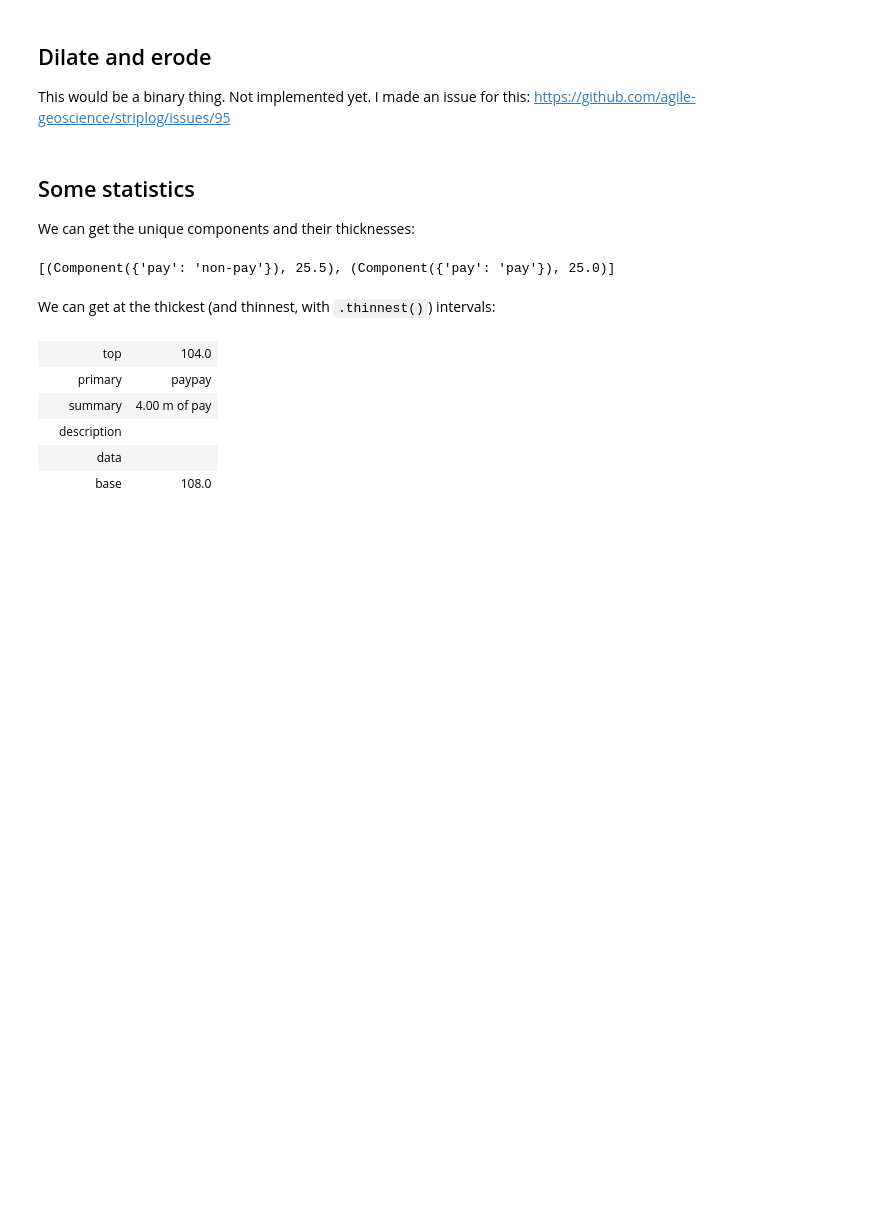
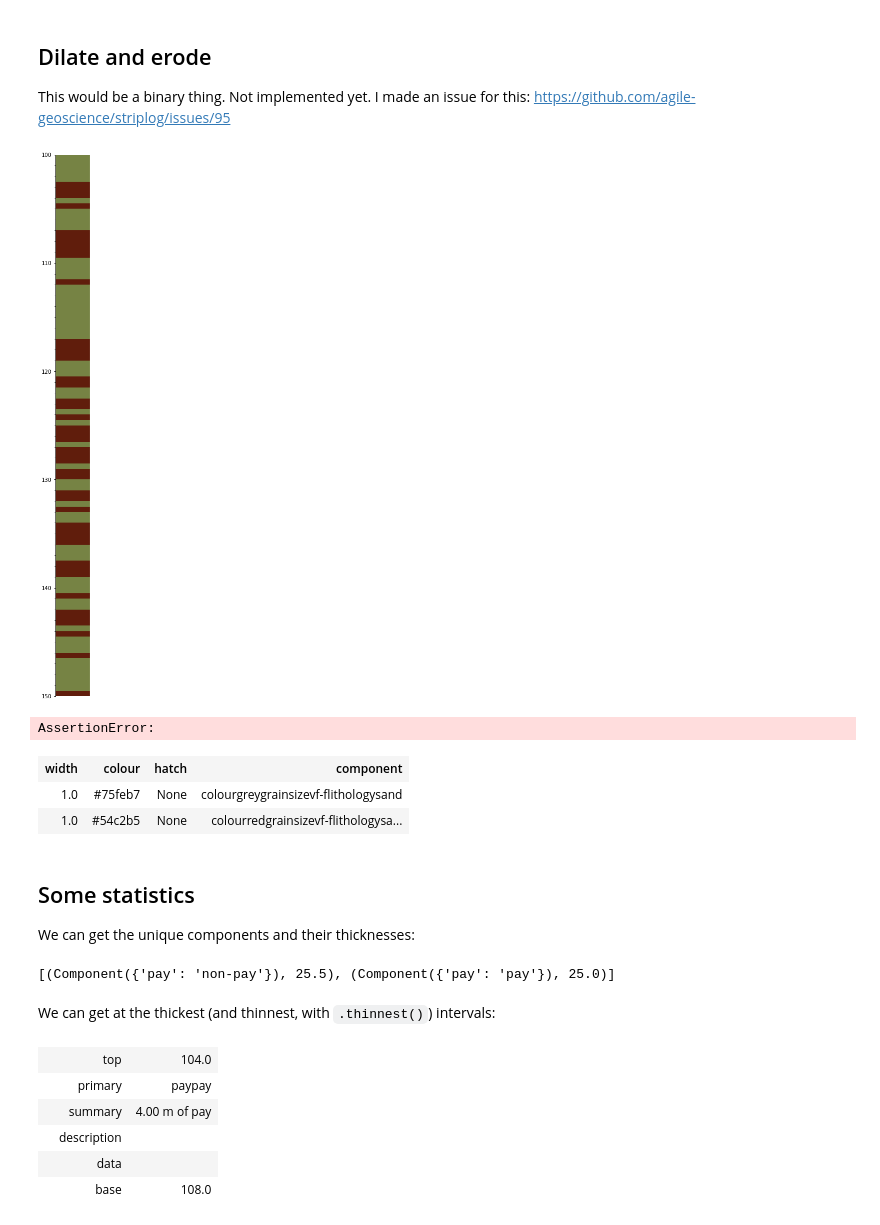
Before and after one commit to agilescientific/striplog, a Jupyter notebook: tutorial/Striplog_with_a_binary_flag.ipynb, the cells around one changed output. Drawn from its saved outputs; the diff is of its cells as text; code cells hidden in the pictures; blank space fills up the shorter version.

```diff
--- a/tutorial/Striplog_with_a_binary_flag.ipynb
+++ b/tutorial/Striplog_with_a_binary_flag.ipynb
@@ -115,3 +115,19 @@ plt.show()
 ## Dilate and erode
 
 This would be a binary thing. Not implemented yet. I made an issue for this: https://github.com/agile-geoscience/striplog/issues/95
+# %%
+from striplog import Striplog, Component
+import numpy as np
+%matplotlib inline
+
+fake_depth = np.linspace(100, 150, 101)
+fake_log = np.array([np.random.choice([0, 1]) for _ in fake_depth])
+
+comps = [
+    Component({'pay': True}),  # Change value to 'pay'
+    Component({'pay': False})  # Change value to 'non-pay'
+]
+s = Striplog.from_log(fake_log, cutoff=0.5, components=comps, basis=fake_depth)
+s.plot()
+# %% [output]
+[figure, added]
@@ -118,3 +153,54 @@ This would be a binary thing. Not implemented yet. I made an issue for this: htt
+# %%
+from striplog import Decor
+
+legend = Legend.from_csv(text=csv_text)
+assert legend[0].colour == '#f7e9a6'
+assert legend.max_width == 5
+assert legend.__str__() != ''
+assert legend.__repr__() != ''
+
+assert len(legend[[3, 4]]) == 2
+assert len(legend[3:5]) == 2
+
+rock = Component(r)
+assert legend.get_colour(rock) == '#eeeeee'
+assert rock not in legend
+
+d = Decor({'colour': 'red',
+           'component': rock})
+length = len(legend)
+legend[3] = d
+assert len(legend) == length
+assert legend[3].component == rock
+assert d in legend
+
+rock3 = Component(r3)
+assert legend.get_colour(rock3) == '#ffdbba'
+assert legend.get_width(rock3) == 3.0
+
+c = legend.get_component('#f7e9a6')
+assert c.lithology == 'sandstone'
+c2 = legend.get_component('#f7e9a7', tolerance=30)
+assert c2.lithology == 'sandstone'
+
+colours = [d.colour for d in legend]
+assert len(colours) == 8
+
+assert Legend.random(rock3)[0].colour != ''
+
+l = Legend.random([rock, rock3])
+assert len(l) == 2
+assert getattr(l[-1], 'colour') != ''
+assert l.to_csv() != ''
+assert l.max_width == 0
+# %% [output]
+AssertionError:
+# %%
+l
+# %% [output]
+| width | colour | hatch | component |
+| 1.0 | #75feb7 | None | colourgreygrainsizevf-flithologysand |
+| 1.0 | #54c2b5 | None | colourredgrainsizevf-flithologysa... |
 # %% [markdown]
 ## Some statistics
 
```
Also changed, not shown: parts of 6 cells of this notebook, 13 other files.
